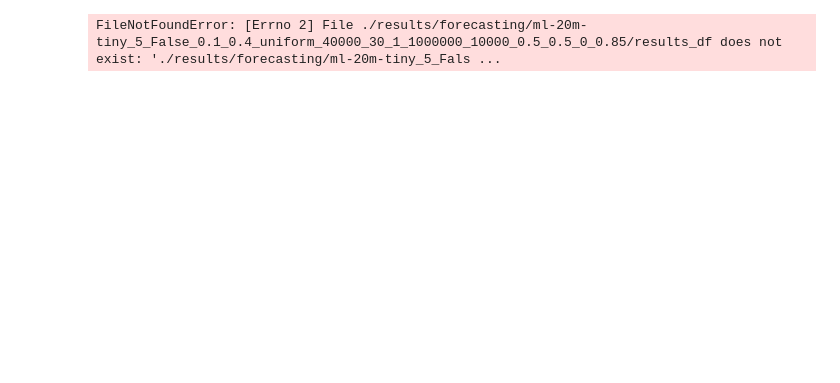
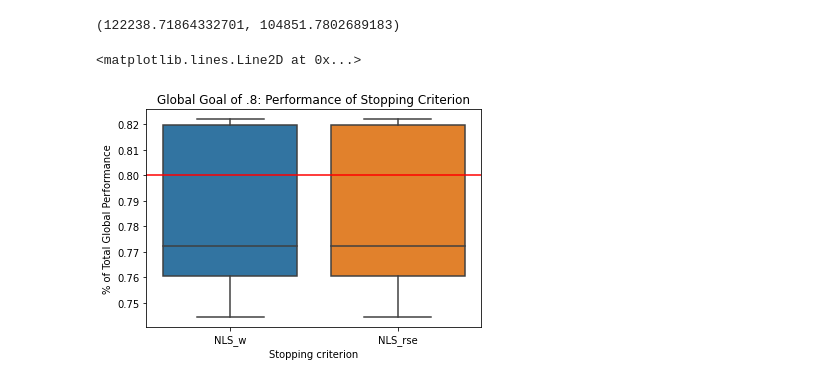
Before and after one commit to divyashan/learning_to_limit, a Jupyter notebook: notebooks/Power Law Simulations.ipynb, the cells around one changed output. Cells and saved outputs as stored; diff of their text form; code cells hidden in the pictures; blank space fills up the shorter version.

```diff
--- a/notebooks/Power Law Simulations.ipynb
+++ b/notebooks/Power Law Simulations.ipynb
@@ -165,0 +168,4 @@ plt.legend()
+# %%
+nlls_w.f(n_init, **nlls_w.p), nlls_w.f(n_available, **nlls_w.p)
+# %% [output]
+(122238.71864332701, 104851.7802689183)
@@ -166,12 +174,13 @@ plt.legend()
 # %%
-goal_pct = ".85"
+goal_pct = ".8"
 goal_pct_float = float(goal_pct)
-expmt = 'ml-20m-tiny_5_False_0.1_0.4_uniform_40000_30_1_1000000_10000_0.5_0.5_0_0' + goal_pct
-data = pd.read_csv('./results/forecasting/' + expmt + '/results_df')
-ax = sns.boxplot(x='curve_model', y='micro_pct', data=data)
+expmt = 'ml-20m-tiny_5_False_0.1_0.4_uniform_1000_250_0_30_1_20000_0.5_0.5_0_0.8'
+data = pd.read_csv('../results/forecasting/' + expmt + '/results_df')
+ax = sns.boxplot(x='curve_model', y='micro_pct', data=data[data['pred_pct'] > .8])
 plt.xlabel("Stopping criterion")
 plt.ylabel("% of Total Global Performance")
 plt.title("Global Goal of " + goal_pct + ": Performance of Stopping Criterion")
 ax.axhline(y=goal_pct_float, c='r')
 # %% [output]
-FileNotFoundError: [Errno 2] File ./results/forecasting/ml-20m-tiny_5_False_0.1_0.4_uniform_40000_30_1_1000000_10000_0.5_0.5_0_0.85/results_df does not exist: './results/forecasting/ml-20m-tiny_5_Fals ...
+<matplotlib.lines.Line2D at 0x...>
+[figure, added]
```
Also changed, not shown: parts of 20 cells of this notebook, 8 other files.
